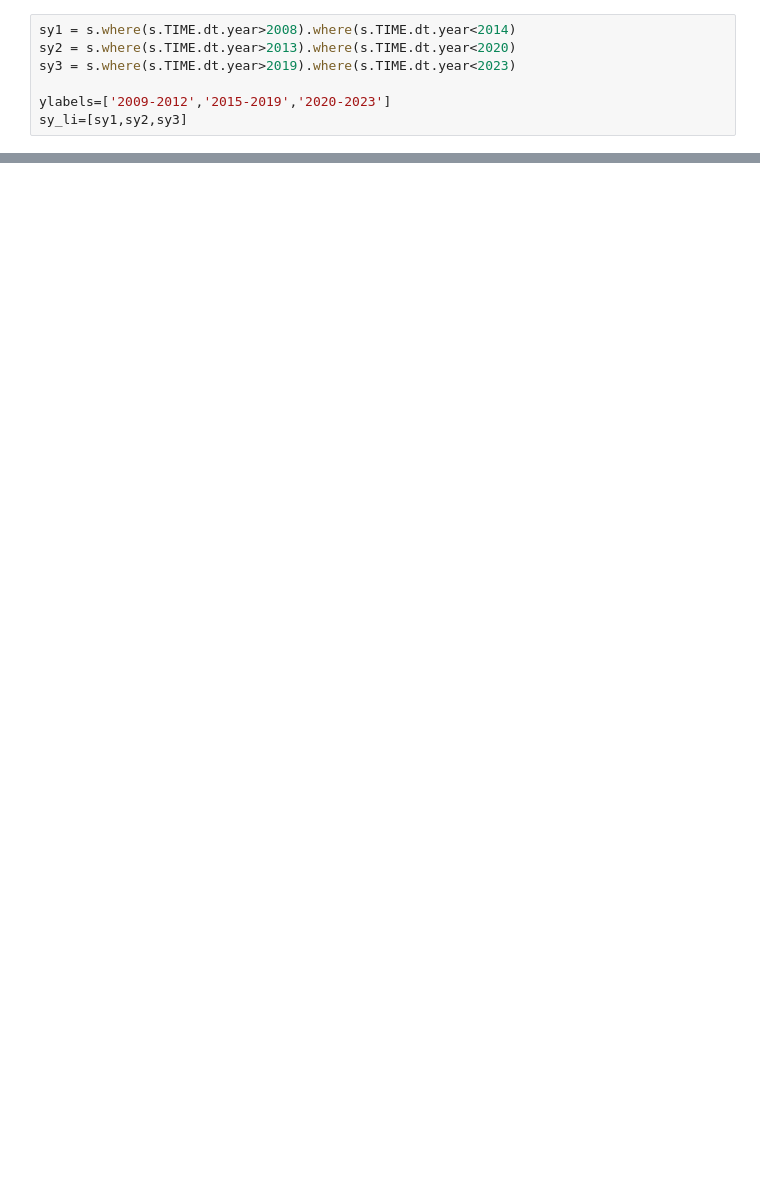
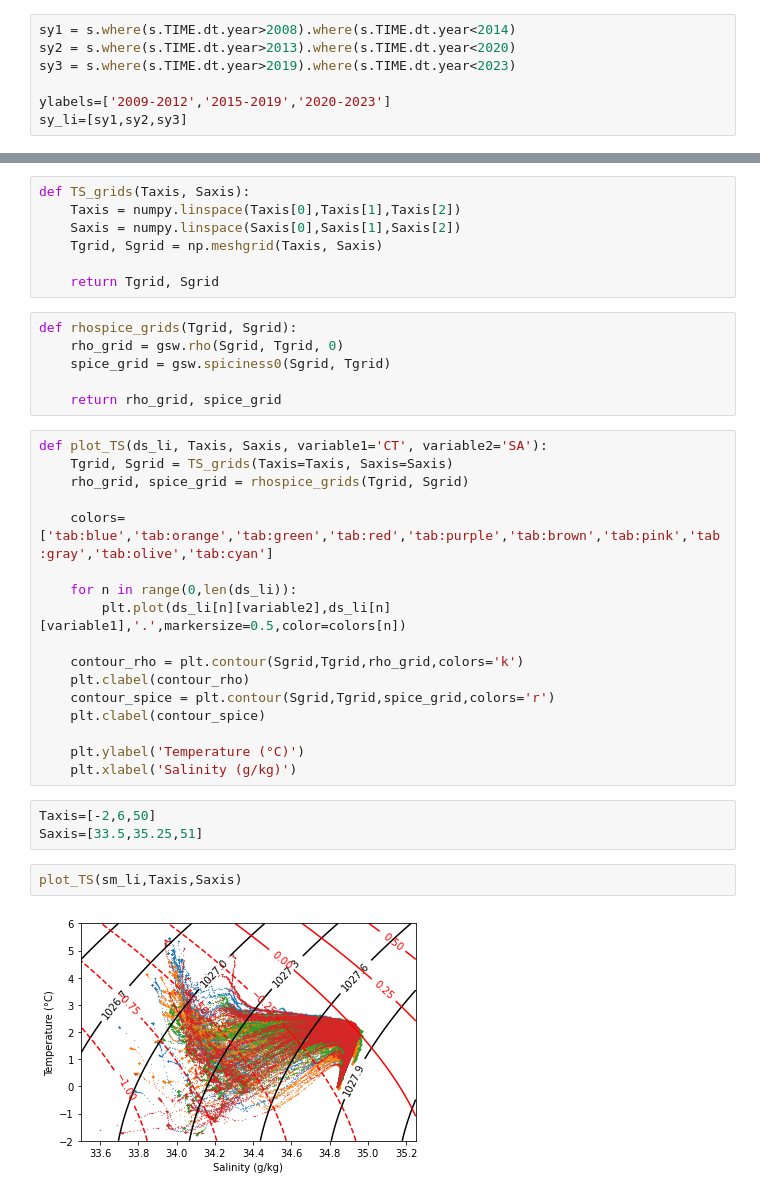
Before and after one commit to ocean-transport/argo-intern, a Jupyter notebook: function_test.ipynb, the cells around one changed output, grey strips where cells are left out. Saved outputs shown, nothing was run; the diff lists cells and outputs as text; blank space fills up the shorter version.

```diff
--- a/function_test.ipynb
+++ b/function_test.ipynb
@@ -517,0 +585,37 @@ def plot_TS():
+# %%
+def TS_grids(Taxis, Saxis):
+    Taxis = numpy.linspace(Taxis[0],Taxis[1],Taxis[2])
+    Saxis = numpy.linspace(Saxis[0],Saxis[1],Saxis[2])
+    Tgrid, Sgrid = np.meshgrid(Taxis, Saxis)
+
+    return Tgrid, Sgrid
+# %%
+def rhospice_grids(Tgrid, Sgrid):
+    rho_grid = gsw.rho(Sgrid, Tgrid, 0)
+    spice_grid = gsw.spiciness0(Sgrid, Tgrid)
+
+    return rho_grid, spice_grid
+# %%
+def plot_TS(ds_li, Taxis, Saxis, variable1='CT', variable2='SA'):
+    Tgrid, Sgrid = TS_grids(Taxis=Taxis, Saxis=Saxis)
+    rho_grid, spice_grid = rhospice_grids(Tgrid, Sgrid)
+
+    colors=['tab:blue','tab:orange','tab:green','tab:red','tab:purple','tab:brown','tab:pink','tab:gray','tab:olive','tab:cyan']
+
+    for n in range(0,len(ds_li)):
+        plt.plot(ds_li[n][variable2],ds_li[n][variable1],'.',markersize=0.5,color=colors[n])
+
+    contour_rho = plt.contour(Sgrid,Tgrid,rho_grid,colors='k')
+    plt.clabel(contour_rho)
+    contour_spice = plt.contour(Sgrid,Tgrid,spice_grid,colors='r')
+    plt.clabel(contour_spice)
+
+    plt.ylabel('Temperature (°C)')
+    plt.xlabel('Salinity (g/kg)')
+# %%
+Taxis=[-2,6,50]
+Saxis=[33.5,35.25,51]
+# %%
+plot_TS(sm_li,Taxis,Saxis)
+# %% [output]
+[figure, added]
```
Also changed, not shown: parts of 14 cells of this notebook.
